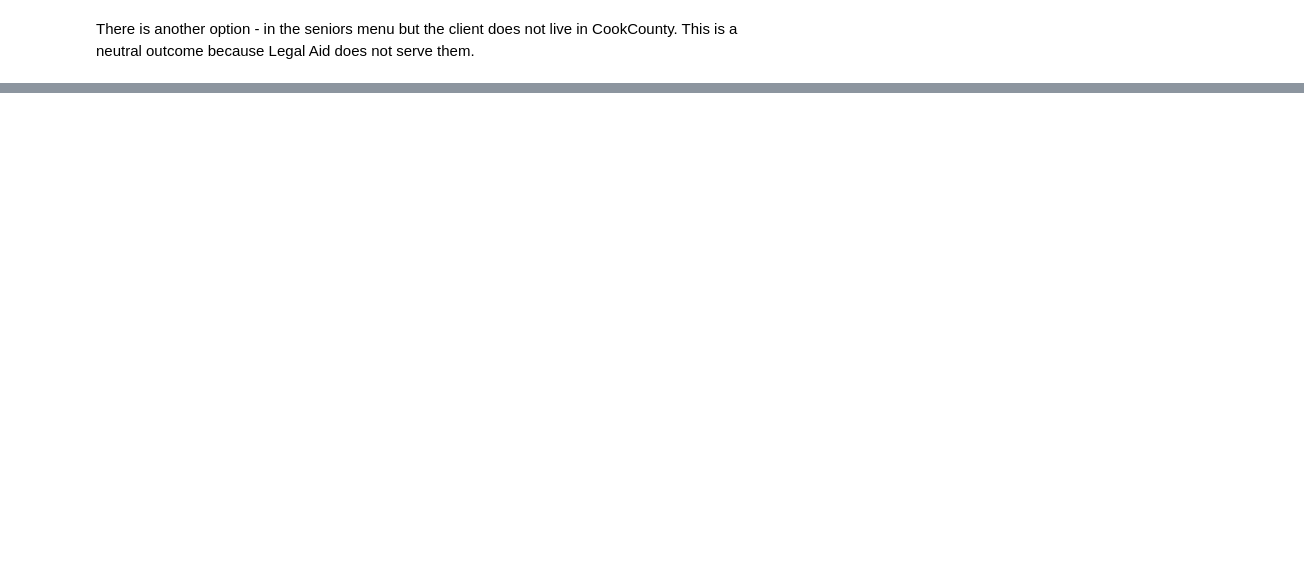
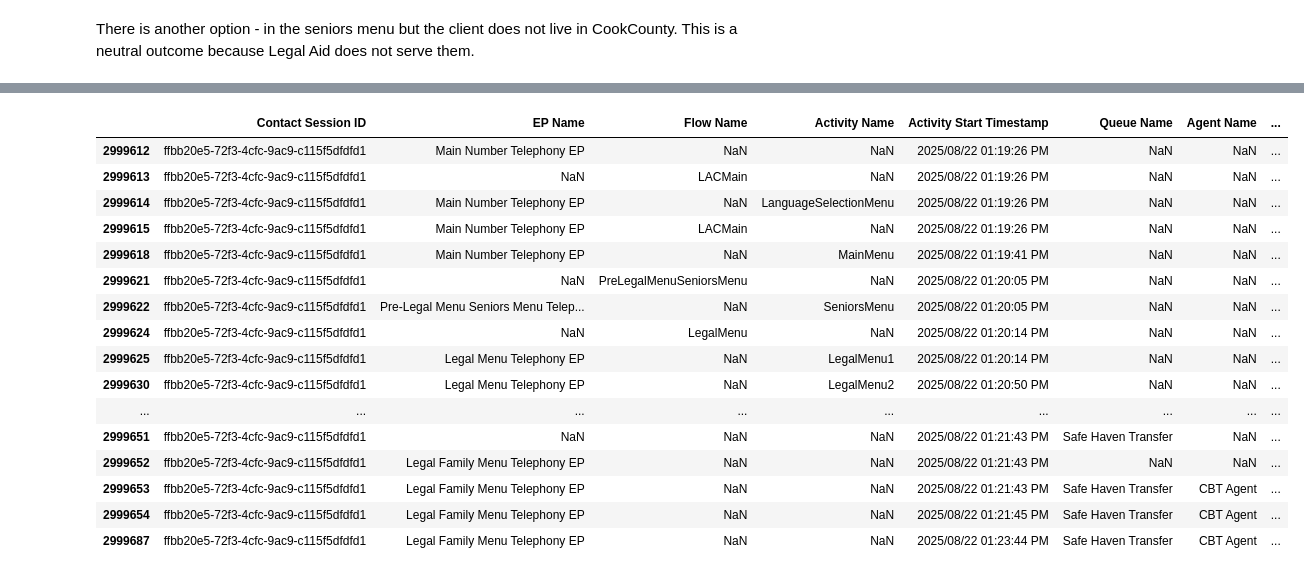
Before and after one commit to arvindkrishna87/STAT390_LegalAid_Fall2025, a Jupyter notebook: Code/Call outcome analysis/Consistency_Check_CallOutcome_Nov17_Derwent.ipynb, the cells around one changed output, grey strips where cells are left out. Drawn from its saved outputs; the diff is of its cells as text; code cells hidden in the pictures; blank space fills up the shorter version.

```diff
--- a/Code/Call outcome analysis/Consistency_Check_CallOutcome_Nov17_Derwent.ipynb
+++ b/Code/Call outcome analysis/Consistency_Check_CallOutcome_Nov17_Derwent.ipynb
@@ -376,0 +472,20 @@ There is another option - in the seniors menu but the client does not live in Co
+# %%
+df_main[df_main['Contact Session ID']=="ffbb20e5-72f3-4cfc-9ac9-c115f5dfdfd1"]
+# %% [output]
+|  | Contact Session ID | EP Name | Flow Name | Activity Name | Activity Start Timestamp | Queue Name | Agent Name | ... |
+| 2999612 | ffbb20e5-72f3-4cfc-9ac9-c115f5dfdfd1 | Main Number Telephony EP | NaN | NaN | 2025/08/22 01:19:26 PM | NaN | NaN | ... |
+| 2999613 | ffbb20e5-72f3-4cfc-9ac9-c115f5dfdfd1 | NaN | LACMain | NaN | 2025/08/22 01:19:26 PM | NaN | NaN | ... |
+| 2999614 | ffbb20e5-72f3-4cfc-9ac9-c115f5dfdfd1 | Main Number Telephony EP | NaN | LanguageSelectionMenu | 2025/08/22 01:19:26 PM | NaN | NaN | ... |
+| 2999615 | ffbb20e5-72f3-4cfc-9ac9-c115f5dfdfd1 | Main Number Telephony EP | LACMain | NaN | 2025/08/22 01:19:26 PM | NaN | NaN | ... |
+| 2999618 | ffbb20e5-72f3-4cfc-9ac9-c115f5dfdfd1 | Main Number Telephony EP | NaN | MainMenu | 2025/08/22 01:19:41 PM | NaN | NaN | ... |
+| 2999621 | ffbb20e5-72f3-4cfc-9ac9-c115f5dfdfd1 | NaN | PreLegalMenuSeniorsMenu | NaN | 2025/08/22 01:20:05 PM | NaN | NaN | ... |
+| 2999622 | ffbb20e5-72f3-4cfc-9ac9-c115f5dfdfd1 | Pre-Legal Menu Seniors Menu Telep... | NaN | SeniorsMenu | 2025/08/22 01:20:05 PM | NaN | NaN | ... |
+| 2999624 | ffbb20e5-72f3-4cfc-9ac9-c115f5dfdfd1 | NaN | LegalMenu | NaN | 2025/08/22 01:20:14 PM | NaN | NaN | ... |
+| 2999625 | ffbb20e5-72f3-4cfc-9ac9-c115f5dfdfd1 | Legal Menu Telephony EP | NaN | LegalMenu1 | 2025/08/22 01:20:14 PM | NaN | NaN | ... |
+| 2999630 | ffbb20e5-72f3-4cfc-9ac9-c115f5dfdfd1 | Legal Menu Telephony EP | NaN | LegalMenu2 | 2025/08/22 01:20:50 PM | NaN | NaN | ... |
+| ... | ... | ... | ... | ... | ... | ... | ... | ... |
+| 2999651 | ffbb20e5-72f3-4cfc-9ac9-c115f5dfdfd1 | NaN | NaN | NaN | 2025/08/22 01:21:43 PM | Safe Haven Transfer | NaN | ... |
+| 2999652 | ffbb20e5-72f3-4cfc-9ac9-c115f5dfdfd1 | Legal Family Menu Telephony EP | NaN | NaN | 2025/08/22 01:21:43 PM | NaN | NaN | ... |
+| 2999653 | ffbb20e5-72f3-4cfc-9ac9-c115f5dfdfd1 | Legal Family Menu Telephony EP | NaN | NaN | 2025/08/22 01:21:43 PM | Safe Haven Transfer | CBT Agent | ... |
+| 2999654 | ffbb20e5-72f3-4cfc-9ac9-c115f5dfdfd1 | Legal Family Menu Telephony EP | NaN | NaN | 2025/08/22 01:21:45 PM | Safe Haven Transfer | CBT Agent | ... |
+| 2999687 | ffbb20e5-72f3-4cfc-9ac9-c115f5dfdfd1 | Legal Family Menu Telephony EP | NaN | NaN | 2025/08/22 01:23:44 PM | Safe Haven Transfer | CBT Agent | ... |
```
Also changed, not shown: parts of 11 cells of this notebook.
